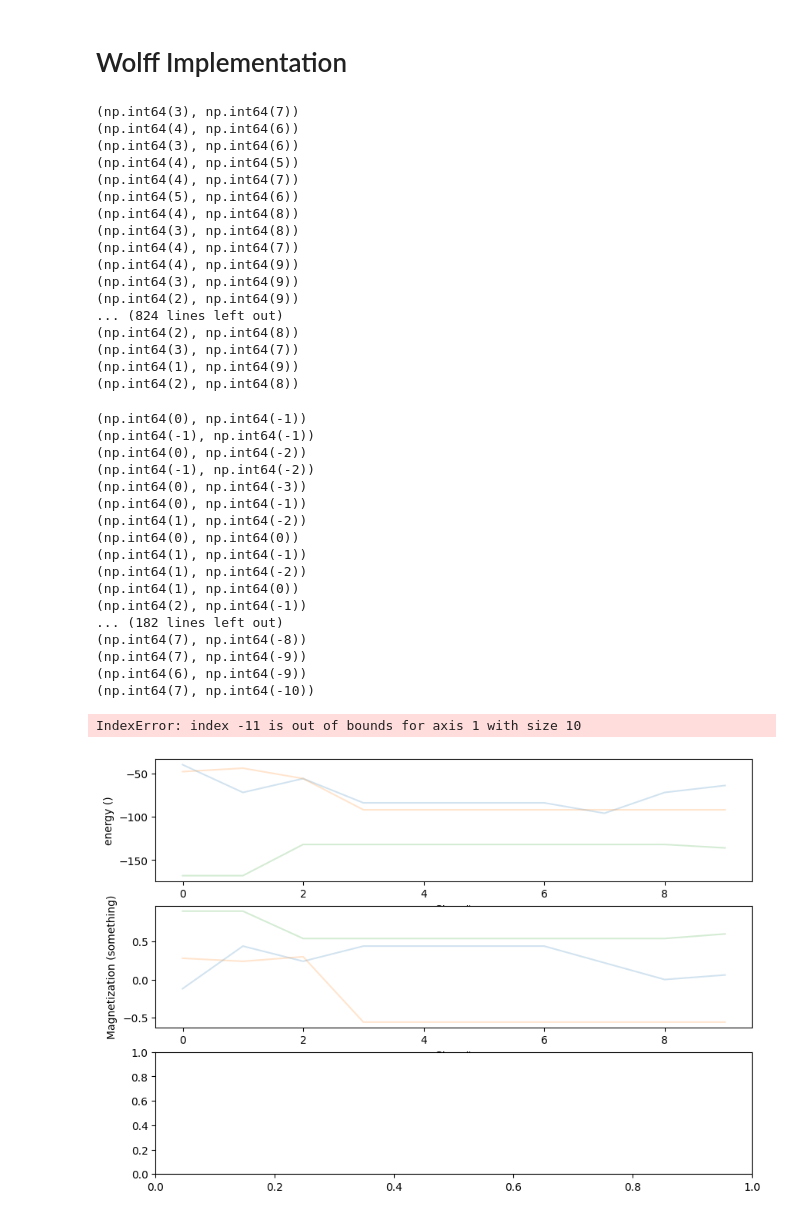
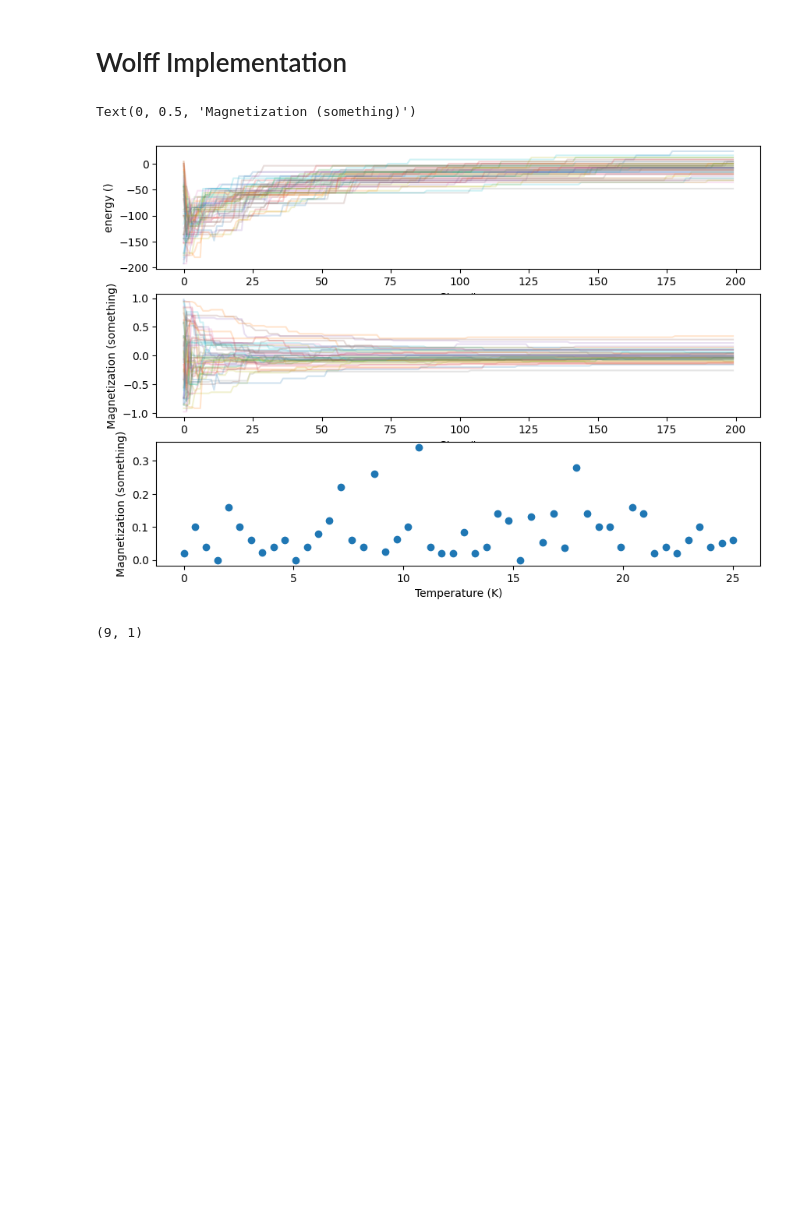
Before and after one commit to 22AZhang/Project-3-Ising-Model, a Jupyter notebook: main.ipynb, the cells around one changed output. Cells and saved outputs as stored; diff of their text form; code cells hidden in the pictures; blank space fills up the shorter version.

```diff
--- a/main.ipynb
+++ b/main.ipynb
@@ -36,13 +36,13 @@ class lattice:
             # Exclude the point itself and all diagonal neighbors
             if self.type == "adj":
                 if not all(i == 0 for i in rel_pos) and not all(np.abs(i) == 1 for i in rel_pos):
-                    neighbors.append(tuple(i + i_rel for i, i_rel in zip(flip_index, rel_pos))) # Add neighbor spin values
+                    neighbors.append(tuple((i + i_rel) % self.length for i, i_rel in zip(flip_index, rel_pos))) # Add neighbor spin values
             if self.type == "diag":
                 if not all(i == 0 for i in rel_pos) and all(np.abs(i) == 1 for i in rel_pos):
-                    neighbors.append(tuple(i + i_rel for i, i_rel in zip(flip_index, rel_pos)))
+                    neighbors.append(tuple((i + i_rel) % self.length for i, i_rel in zip(flip_index, rel_pos)))
             if self.type == "both":
                 if not all(i == 0 for i in rel_pos):
-                    neighbors.append(tuple(i + i_rel for i, i_rel in zip(flip_index, rel_pos)))
+                    neighbors.append(tuple((i + i_rel) % self.length for i, i_rel in zip(flip_index, rel_pos)))
         neighbors = np.array(neighbors)
         # print(neighbors)
         return neighbors
@@ -51,8 +51,6 @@ class lattice:
         local_E = 0
         neighbors = self.get_neighbors(flip_index)
         for neighbor in neighbors:
-            if self.length in neighbor:
-                continue
             local_E += J * self.points[tuple(neighbor)] * self.points[flip_index] - mu0 * B * self.points[flip_index]
             # print(self.points[neighbor])
         # print(np.shape(local_E))
@@ -145,22 +143,13 @@ class ising_algos:
             pass
         else:
             neighbors, del_E, success = self.flip(lattice, flip_index, type)
-            # print(neighbors)
             flipped[flip_index] = True
             if success == True:
                 for neighbor in neighbors:
-                    # print(flip_index)
-                    print(tuple(neighbor))
-                    if lattice.length in neighbor or -1*(lattice.length + 1) in neighbor:
-                        continue
                     if lattice.points[tuple(neighbor)] != lattice.points[flip_index]:
                         self.flip_cluster(lattice, tuple(neighbor), type, flipped)
             if success == False:
                 for neighbor in neighbors:
-                    # print(flip_index)
-                    print(tuple(neighbor))
-                    if lattice.length in neighbor or -1*(lattice.length + 1) in neighbor:
-                        continue
                     if lattice.points[tuple(neighbor)] == lattice.points[flip_index]:
                         self.flip_cluster(lattice, tuple(neighbor), type, flipped)
 # %% [markdown]
@@ -365,66 +356,36 @@ Text(0, 0.5, 'Magnetization (something)')
 # %%
 # Wolff plots
 temps = np.linspace(1/1e10,25,50)
 mags = np.zeros(len(temps))
 algo = ising_algos()
 lattices = []
 for ii in range(0,len(temps)):
     L = lattice(2,10,temps[ii], "adj")
     lattices.append(L)
 
-n_steps = 10
+n_steps = 200
 steps = range(0,n_steps)
 fig, axes = plt.subplots(3, 1, figsize=(10, 7), sharex=False)
 for ii in range(0,len(lattices)):
     erg, mag = algo.wolff(lattices[ii], n_steps)
-    mags[ii] = np.abs(np.average(mag[4000:]))
+    mags[ii] = np.abs(np.average(mag[180:]))
     ax = axes[0]
     ax.plot(steps,erg,alpha=0.2)
     ax.set_xlabel("Step #")
     ax.set_ylabel("energy ()")
     ax = axes[1]
     ax.plot(steps,mag,alpha=0.2)
     ax.set_xlabel("Step #")
     ax.set_ylabel("Magnetization (something)")
 
 ax = axes[2]
 ax.scatter(temps, mags)
 ax.set_xlabel("Temperature (K)")
 ax.set_ylabel("Magnetization (something)")
 # %% [output]
-(np.int64(3), np.int64(7))
-(np.int64(4), np.int64(6))
-(np.int64(3), np.int64(6))
-(np.int64(4), np.int64(5))
-(np.int64(4), np.int64(7))
-(np.int64(5), np.int64(6))
-(np.int64(4), np.int64(8))
-(np.int64(3), np.int64(8))
-(np.int64(4), np.int64(7))
-(np.int64(4), np.int64(9))
-(np.int64(3), np.int64(9))
-(np.int64(2), np.int64(9))
-... (824 lines left out)
-(np.int64(2), np.int64(8))
-(np.int64(3), np.int64(7))
-(np.int64(1), np.int64(9))
-(np.int64(2), np.int64(8))
+Text(0, 0.5, 'Magnetization (something)')
-(np.int64(0), np.int64(-1))
-(np.int64(-1), np.int64(-1))
-(np.int64(0), np.int64(-2))
-(np.int64(-1), np.int64(-2))
-(np.int64(0), np.int64(-3))
-(np.int64(0), np.int64(-1))
-(np.int64(1), np.int64(-2))
-(np.int64(0), np.int64(0))
-(np.int64(1), np.int64(-1))
-(np.int64(1), np.int64(-2))
-(np.int64(1), np.int64(0))
-(np.int64(2), np.int64(-1))
-... (182 lines left out)
-(np.int64(7), np.int64(-8))
-(np.int64(7), np.int64(-9))
-(np.int64(6), np.int64(-9))
-(np.int64(7), np.int64(-10))
-IndexError: index -11 is out of bounds for axis 1 with size 10
-[figure, old version]
+[figure, new version]
+# %%
+print((-11 % 10,21 % 10))
+# %% [output]
+(9, 1)
```
Also changed, not shown: parts of 2 cells of this notebook.
